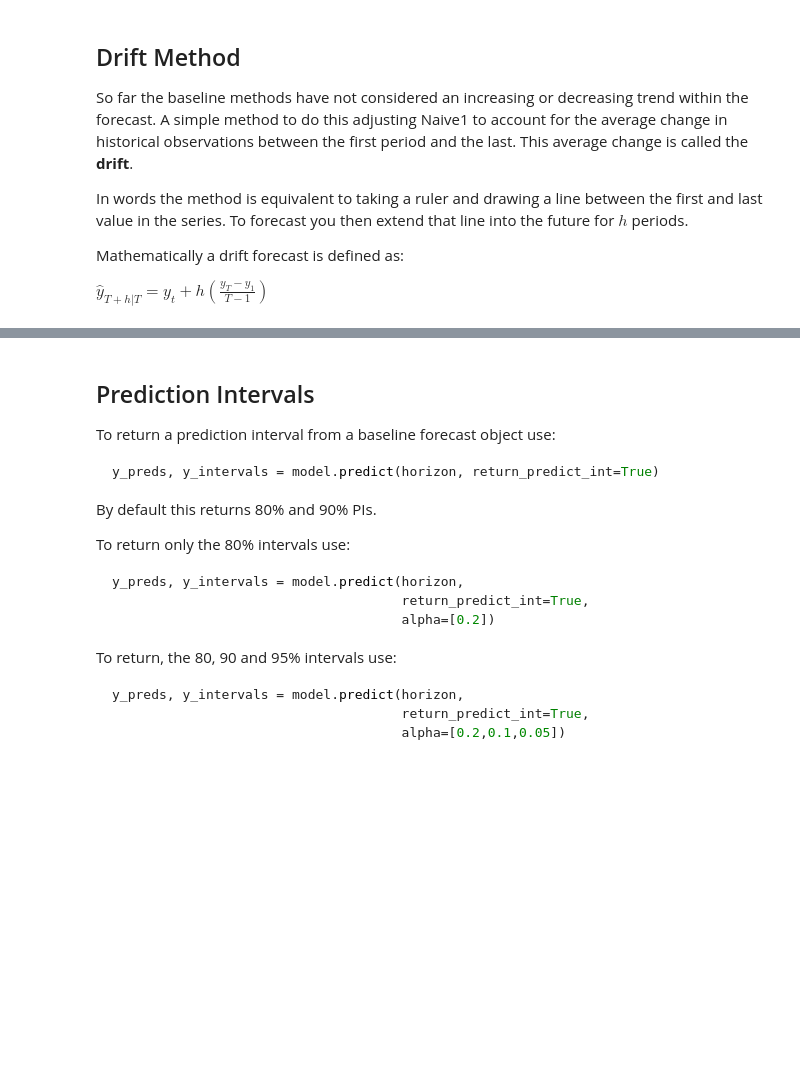
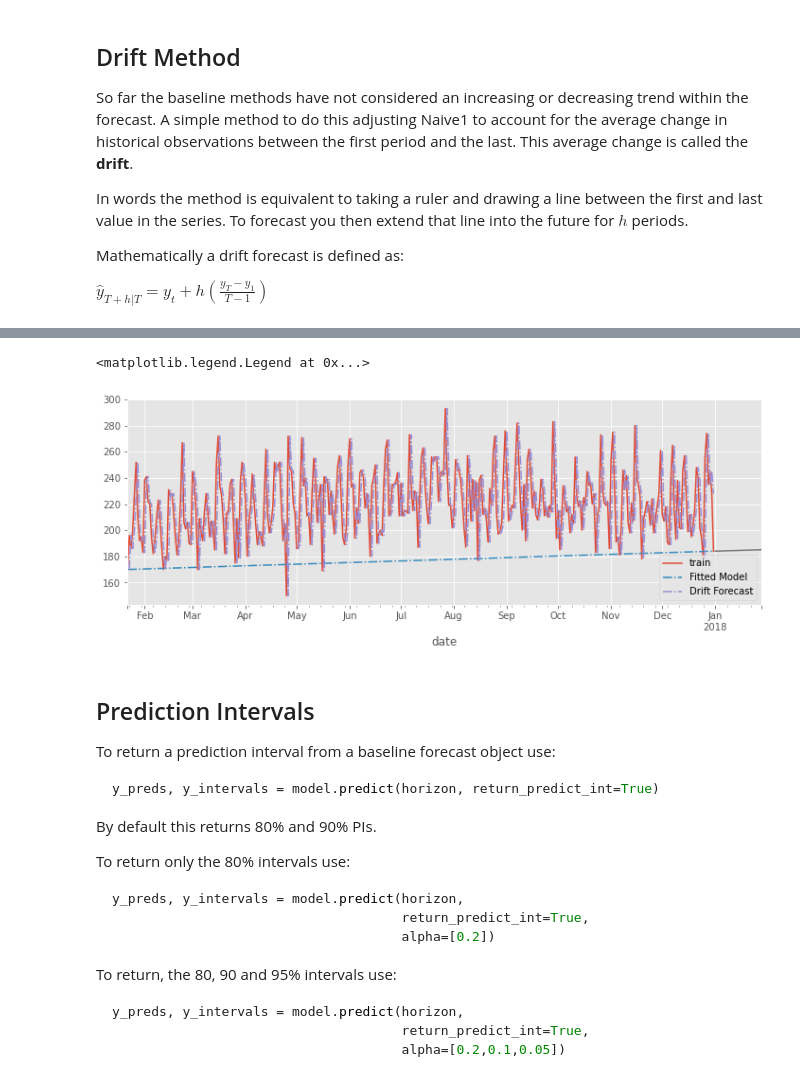
Before and after one commit to TomMonks/forecast-tools, a Jupyter notebook: docs/01_benchmark_forecasts.ipynb, the cells around one changed output, grey strips where cells are left out. Cells and saved outputs as stored; diff of their text form; code cells hidden in the pictures; blank space fills up the shorter version.

```diff
--- a/docs/01_benchmark_forecasts.ipynb
+++ b/docs/01_benchmark_forecasts.ipynb
@@ -173,9 +210,12 @@ drf_preds
 # %%
 ax = ed_daily.plot(figsize=(12,4))
 drf.fitted_gradient.plot(ax=ax, linestyle='-.')
-drf.fittedvalues.plot(ax=ax, linestyle='0')
+drf.fittedvalues.plot(ax=ax, linestyle='dashdot')
 preds_as_series(ed_daily, drf_preds).plot(ax=ax)
 ax.legend(['train','Fitted Model', 'Drift Forecast'])
+# %% [output]
+<matplotlib.legend.Legend at 0x...>
+[figure, added]
 # %% [markdown]
 ## Prediction Intervals
 
```
Also changed, not shown: parts of 12 cells of this notebook, 5 other files.
